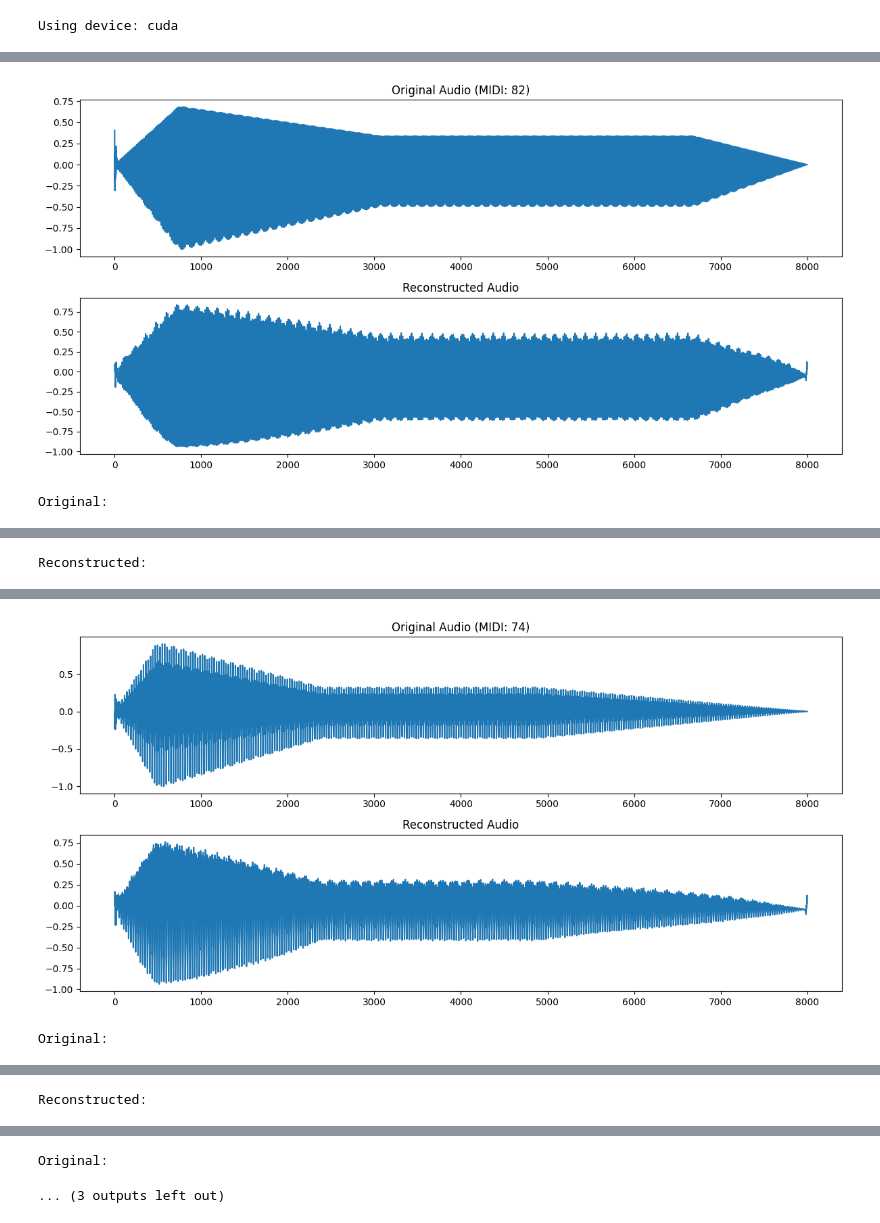
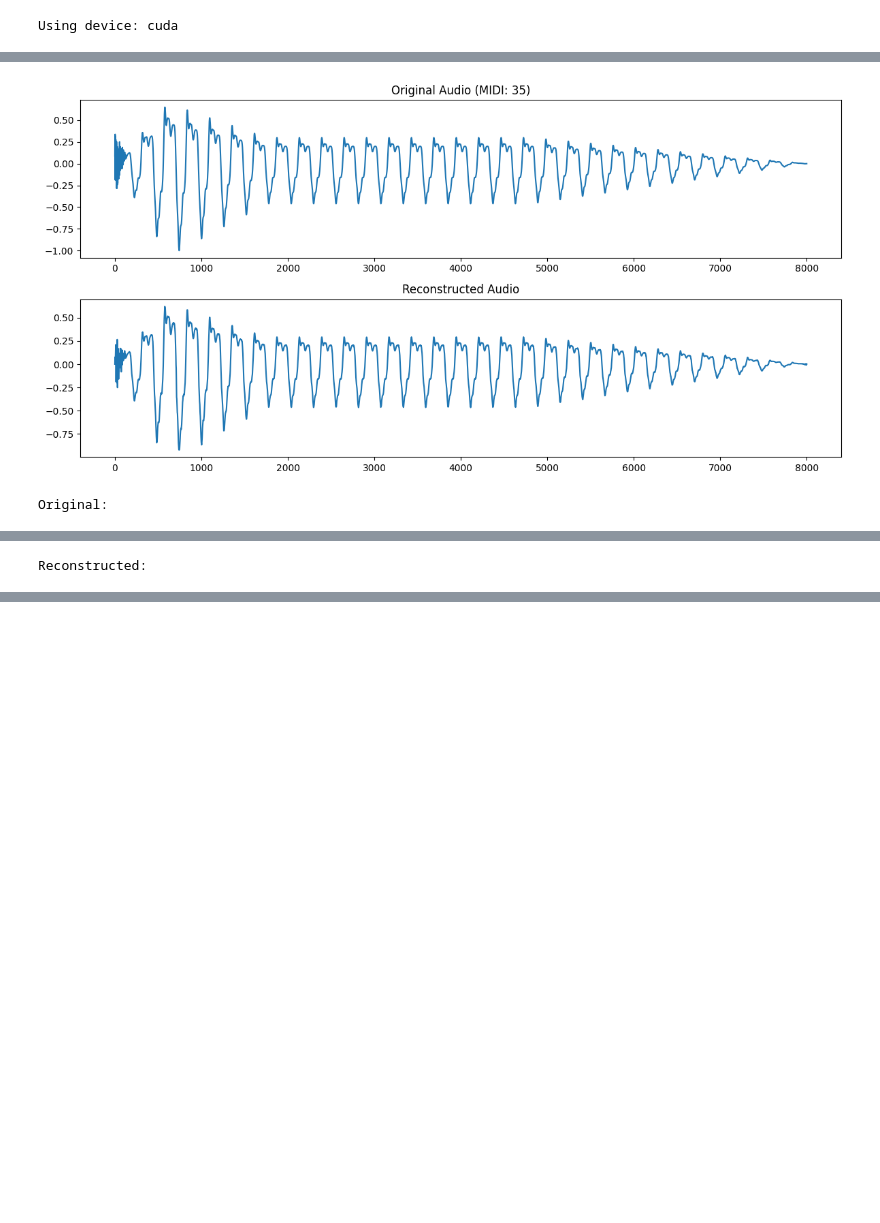
Before and after one commit to Juju85194/Audio_Processing_Project, a Jupyter notebook: demo.ipynb, the cells around one changed output, grey strips where cells are left out. Cells and saved outputs as stored; diff of their text form; code cells hidden in the pictures; blank space fills up the shorter version.

```diff
--- a/demo.ipynb
+++ b/demo.ipynb
@@ -20,18 +20,21 @@ print(f"Using device: {device}")
 Using device: cuda
 # %%
 # Create dataset and dataloader
-dataset = SyntheticNotesDataset(num_samples=5000, duration=0.5)  # 0.5-second notes
-dataloader = DataLoader(dataset, batch_size=32, shuffle=True, num_workers=4)
+train_dataset = SyntheticNotesDataset(num_samples=10000, duration=0.5)  # 0.5-second notes
+val_dataset = SyntheticNotesDataset(num_samples=2000, duration=0.5)
+
+train_dataloader = DataLoader(train_dataset, batch_size=32, shuffle=True, num_workers=4)
+val_dataloader = DataLoader(val_dataset, batch_size=32, shuffle=False, num_workers=4)
 
 # Let's listen to a sample
-sample_audio, sample_midi = dataset[0]
-print(f"Generated note with MIDI pitch: {sample_midi.item() + dataset.min_midi}")
+sample_audio, sample_midi = train_dataset[0]
+print(f"Generated note with MIDI pitch: {sample_midi.item() + train_dataset.min_midi}")
 display(Audio(sample_audio.numpy(), rate=16000))
 
 # Plot the sample
 plt.figure(figsize=(12, 4))
 plt.plot(sample_audio.numpy())
-plt.title(f"Sample Audio Waveform (MIDI: {sample_midi.item() + dataset.min_midi})")
+plt.title(f"Sample Audio Waveform (MIDI: {sample_midi.item() + train_dataset.min_midi})")
 plt.xlabel("Sample")
 plt.ylabel("Amplitude")
 plt.show()
@@ -43,4 +46,4 @@ Generated note with MIDI pitch: 29
 # Initialize model
 input_length = 8000  # 0.5 seconds at 16kHz
 original_model = WaveNetAutoencoder(input_length=input_length, latent_dim=128, num_dilated_layers=5).to(device)
-original_model.load_state_dict(torch.load('models/wavenet_autoencoder.pth'))
+# original_model.load_state_dict(torch.load('models/wavenet_autoencoder.pth'))
@@ -52,5 +53,5 @@ criterion = nn.MSELoss()
 optimizer = torch.optim.Adam(original_model.parameters(), lr=0.001)
 
 # Train the model
-train_model(original_model, dataloader, optimizer, criterion, num_epochs=10)
+train_model(original_model, train_dataloader, val_dataloader, optimizer, criterion, num_epochs=5)
 # %% [output]
@@ -60,12 +66,10 @@ KeyboardInterrupt:
 torch.save(original_model.state_dict(), 'models/wavenet_autoencoder.pth')
 # %%
 # Evaluate
-evaluate_model(original_model, dataset)
+evaluate_model(original_model, val_dataset, num_samples=1)
 # %% [output]
-[figure, old version]
+[figure, new version]
 Original:
 [interactive output not drawn]
 Reconstructed:
 [interactive output not drawn]
-[figure, removed]
-Original:
@@ -73 +75,0 @@ Original:
-Reconstructed:
@@ -76,5 +76,3 @@ Reconstructed:
-Original:
-... (3 outputs left out)
 # %%
 # Initialize the enhanced model
 disentangled_model = DisentangledWaveNetAE(
```
Also changed, not shown: parts of 10 cells of this notebook, 3 other files.
